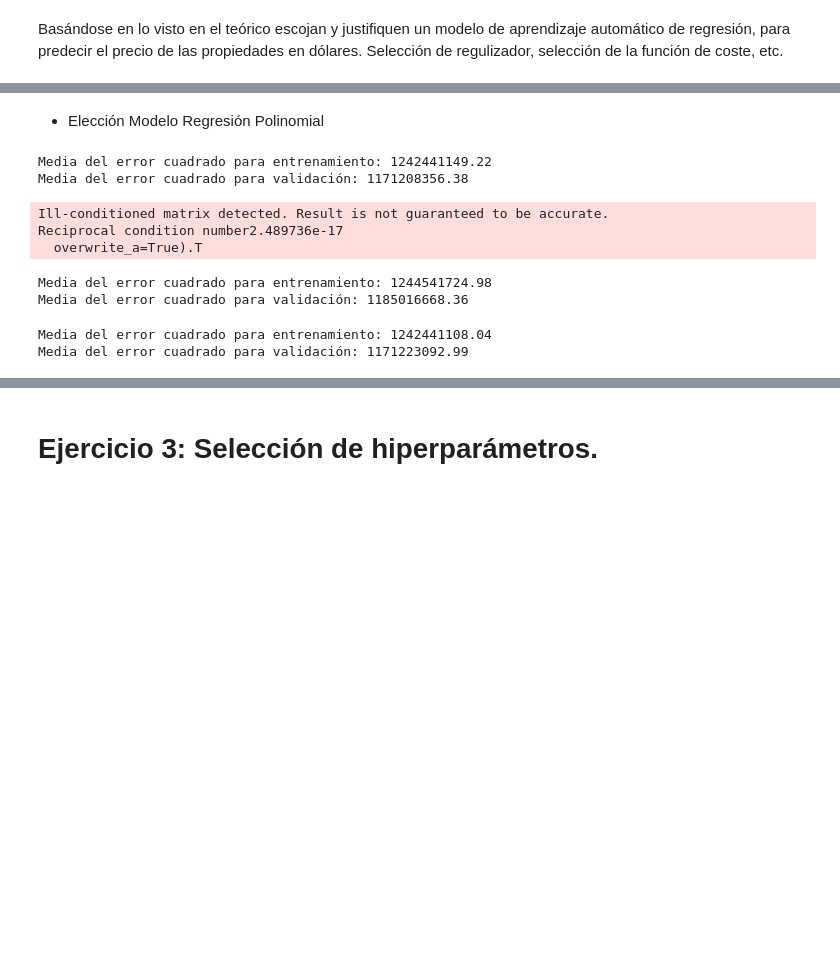
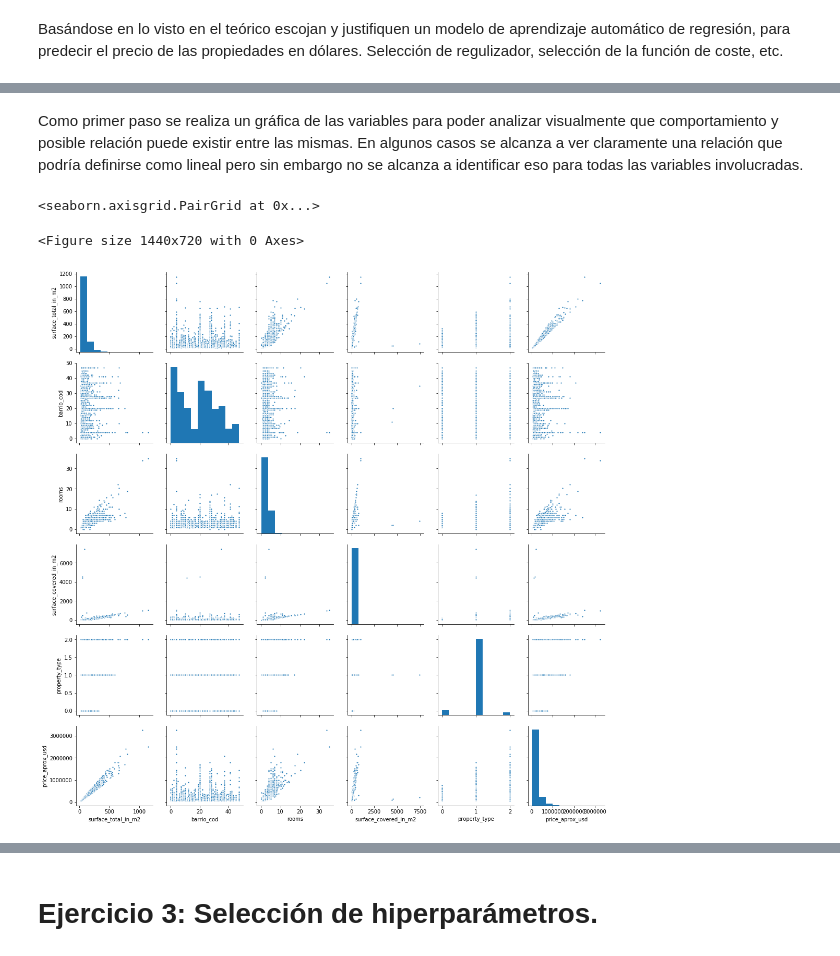
Before and after one commit to mnuclle/DiploDatos, a Jupyter notebook: 00 - Mentorias/3. Mentoria IntroAA/Introduccion_al_aprendizaje_automatico.ipynb, the cells around one changed output, grey strips where cells are left out. Drawn from its saved outputs; the diff is of its cells as text; code cells hidden in the pictures; blank space fills up the shorter version.

```diff
--- a/00 - Mentorias/3. Mentoria IntroAA/Introduccion_al_aprendizaje_automatico.ipynb
+++ b/00 - Mentorias/3. Mentoria IntroAA/Introduccion_al_aprendizaje_automatico.ipynb
@@ -90,6 +96,6 @@ Se define un dataframe con los features que se consideran importantes para la de
 # %%
-df_prop_gt = df_prop[['surface_total_in_m2','barrio_cod','property_type','rooms','surface_covered_in_m2','price_aprox_usd']]
-df_prop_gt.head()
+df_prop = df_prop[['surface_total_in_m2','barrio_cod','property_type','rooms','surface_covered_in_m2','price_aprox_usd']]
+df_prop.head()
 # %% [output]
 |  | surface_total_in_m2 | barrio_cod | property_type | rooms | surface_covered_in_m2 | price_aprox_usd |
 | 0 | 130.0 | 20 | 1 | 4.000000 | 120.0 | 340000.00 |
@@ -178,61 +120,12 @@ Media del error cuadrado para validación: 1190908612.83
-# %% [markdown]
-- Elección Modelo Regresión Polinomial
-# %%
-polynomial_degree = 2 # TODO: Grado del polinomio.
-alpha = 0.1 #TODO: Parámetro de regularización. También denominado como parámetro `lambda`.
-
-poly_features = PolynomialFeatures(polynomial_degree)
-poly_features.fit(X_train)
-X_poly_train = poly_features.transform(X_train)
-X_poly_val = poly_features.transform(X_valid)
-
-model = linear_model.Ridge(alpha=alpha)
-model.fit(X_poly_train, y_train)
-
-print('Media del error cuadrado para entrenamiento: %.2f' %
-      mean_squared_error(y_train, model.predict(X_poly_train)))
-print('Media del error cuadrado para validación: %.2f' %
-      mean_squared_error(y_valid, model.predict(X_poly_val)))
-# %% [output]
-Media del error cuadrado para entrenamiento: 1242441149.22
-Media del error cuadrado para validación: 1171208356.38
-Ill-conditioned matrix detected. Result is not guaranteed to be accurate.
-Reciprocal condition number2.489736e-17
-  overwrite_a=True).T
-# %%
-polynomial_degree = 2 # TODO: Grado del polinomio.
-alpha = 0.1 #TODO: Parámetro de regularización. También denominado como parámetro `lambda`.
-
-poly_features = PolynomialFeatures(polynomial_degree)
-poly_features.fit(X_train)
-X_poly_train = poly_features.transform(X_train)
-X_poly_val = poly_features.transform(X_valid)
-
-model = linear_model.Lasso(alpha=alpha)
-model.fit(X_poly_train, y_train)
-
-print('Media del error cuadrado para entrenamiento: %.2f' %
-      mean_squared_error(y_train, model.predict(X_poly_train)))
-print('Media del error cuadrado para validación: %.2f' %
-      mean_squared_error(y_valid, model.predict(X_poly_val)))
-# %% [output]
-Media del error cuadrado para entrenamiento: 1244541724.98
-Media del error cuadrado para validación: 1185016668.36
-# %%
-polynomial_degree = 2 # TODO: Grado del polinomio.
-
-poly_features = PolynomialFeatures(polynomial_degree)
-poly_features.fit(X_train)
-X_poly_train = poly_features.transform(X_train)
-X_poly_val = poly_features.transform(X_valid)
-
-model = linear_model.LinearRegression()
-model.fit(X_poly_train, y_train)
-
-print('Media del error cuadrado para entrenamiento: %.2f' %
-      mean_squared_error(y_train, model.predict(X_poly_train)))
-print('Media del error cuadrado para validación: %.2f' %
-      mean_squared_error(y_valid, model.predict(X_poly_val)))
-# %% [output]
-Media del error cuadrado para entrenamiento: 1242441108.04
-Media del error cuadrado para validación: 1171223092.99
+# %% [markdown]
+Como primer paso se realiza un gráfica de las variables para poder analizar visualmente que comportamiento y posible relación puede existir entre las mismas. En algunos casos se alcanza a ver claramente una relación que podría definirse como lineal pero sin embargo no se alcanza a identificar eso para todas las variables involucradas.
+# %%
+plt.figure(figsize=(20,10))
+sns.pairplot(
+    data=df_prop,
+    vars=['surface_total_in_m2', 'barrio_cod', 'rooms', 'surface_covered_in_m2','property_type','price_aprox_usd'],
+    markers='.')
+# %% [output]
+<seaborn.axisgrid.PairGrid at 0x...>
+<Figure size 1440x720 with 0 Axes>
+[figure, added]
```
Also changed, not shown: parts of 28 cells of this notebook.
